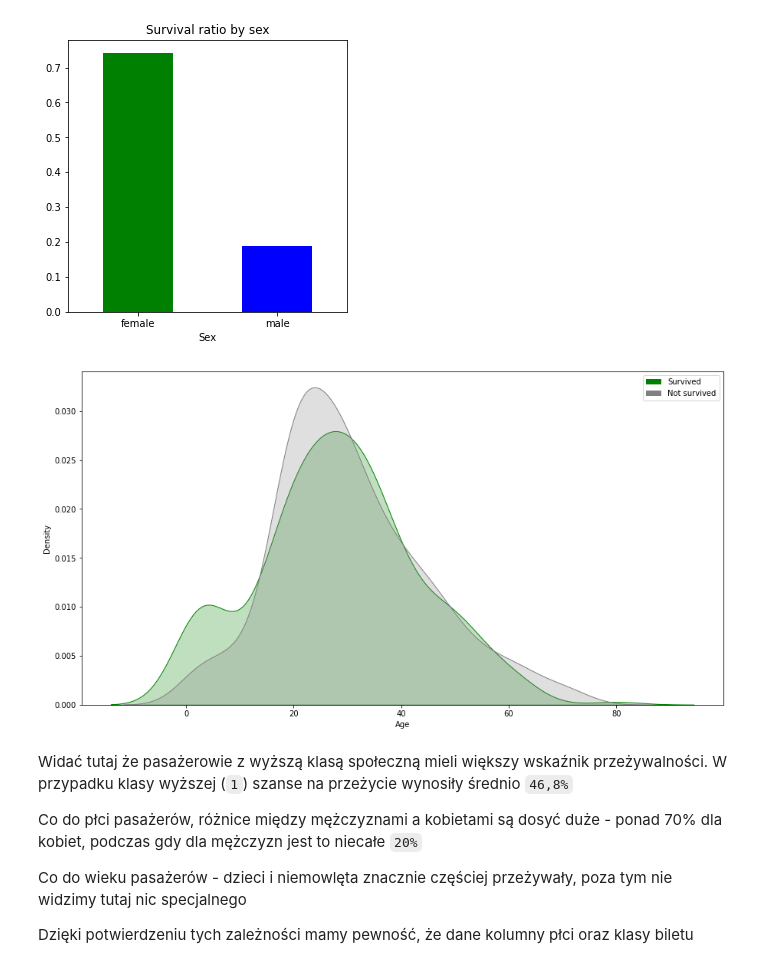
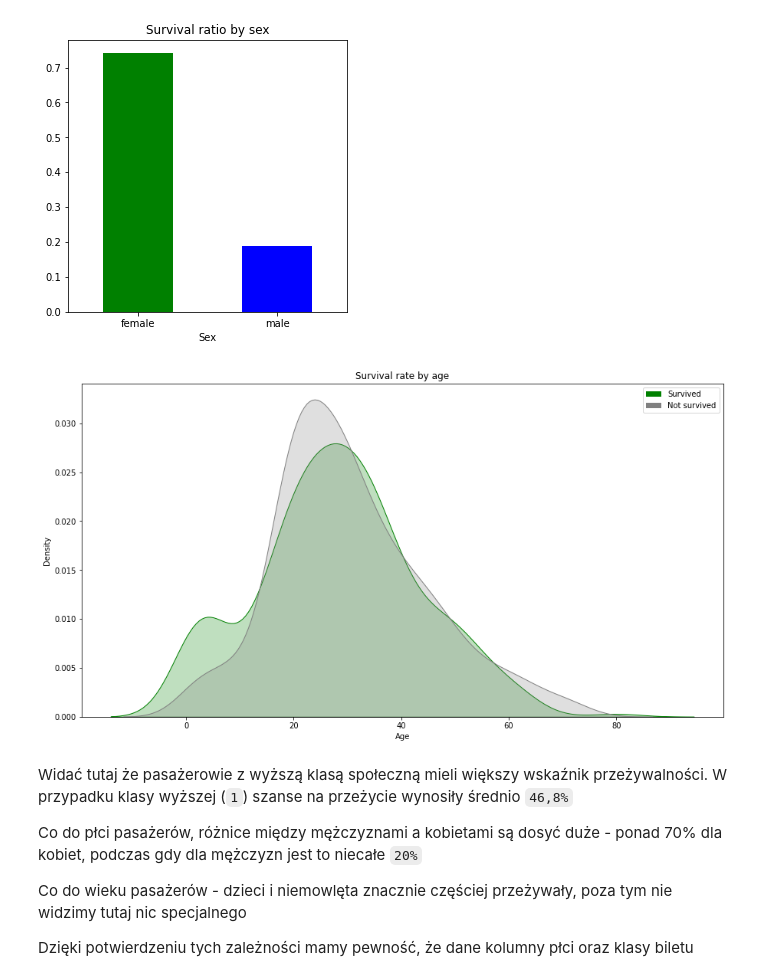
Before and after one commit to Physalium/PUMTitanic, a Jupyter notebook: titanicML.ipynb, the cells around one changed output. Drawn from its saved outputs; the diff is of its cells as text; code cells hidden in the pictures.

```diff
--- a/titanicML.ipynb
+++ b/titanicML.ipynb
@@ -134,22 +134,23 @@ plot=sex_to_survival.plot.bar(figsize=(5, 5),x='Sex',y='Survived',rot=0,color=['
 # %%
 import seaborn as sns
 import matplotlib.patches as  mpatches
 from matplotlib import pyplot as plt
 %matplotlib inline
 
 survived_age=train_df.loc[(train_df['Survived'] == 1),'Age']
 not_survived_age=train_df.loc[(train_df['Survived'] == 0),'Age']
 
 fig = plt.figure(figsize=(15,8),)
 plot1=sns.kdeplot(data=survived_age, color="green",shade=True)
 plot2=sns.kdeplot(data=not_survived_age, color="gray",shade=True)
 
 handles = [mpatches.Patch(facecolor='green', label="Survived"),
            mpatches.Patch(facecolor='gray', label="Not survived")]
 plt.legend(handles=handles)
+plt.title("Survival rate by age")
 plt.show()
 # %% [output]
-[figure, old version]
+[figure, new version]
 # %% [markdown]
 Widać tutaj że pasażerowie z wyższą klasą społeczną mieli większy wskaźnik przeżywalności. W przypadku klasy wyższej (`1`) szanse na przeżycie wynosiły średnio `46,8%`
 
```
